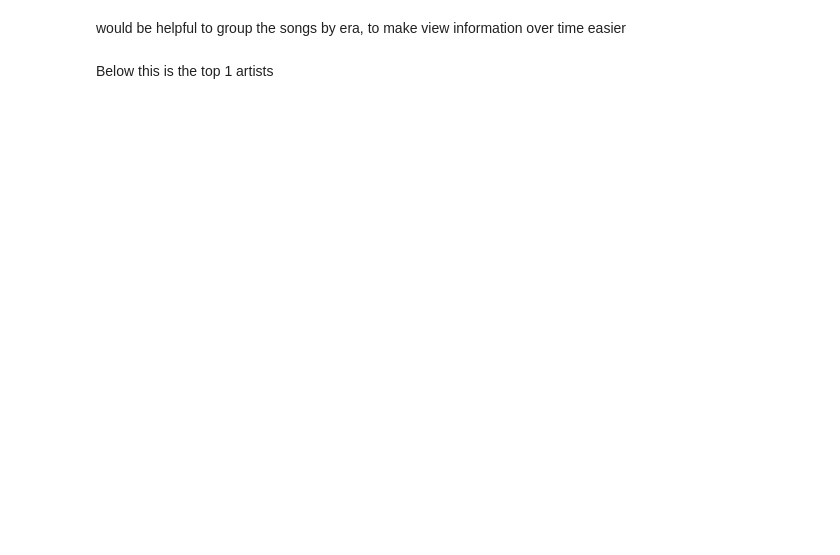
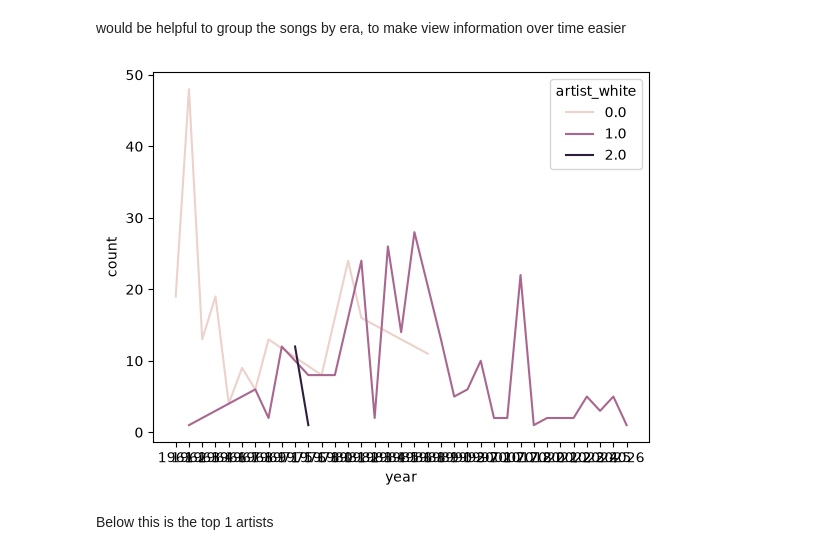
Before and after one commit to IzzyMRob/CS_161_Project, a Jupyter notebook: caden_artist_demographic.ipynb, the cells around one changed output. Saved outputs shown, nothing was run; the diff lists cells and outputs as text; code cells hidden in the pictures; blank space fills up the shorter version.

```diff
--- a/caden_artist_demographic.ipynb
+++ b/caden_artist_demographic.ipynb
@@ -150,5 +193,12 @@ Index(['Unnamed: 0', 'week', 'song', 'artist', 'this_week', 'last_week',
 # %% [markdown]
 would be helpful to group the songs by era, to make view information over time easier
+# %%
+race_count = top_2_to_100_merged.groupby(['year', 'artist_white']).size().reset_index(name = 'count')
+
+race_over_time_2to100 = sns.lineplot(data=race_count, x='year', y = "count", hue='artist_white')
+plt.show()
+# %% [output]
+[figure, added]
 # %% [markdown]
 Below this is the top 1 artists
 # %%
```
Also changed, not shown: parts of 16 cells of this notebook.
